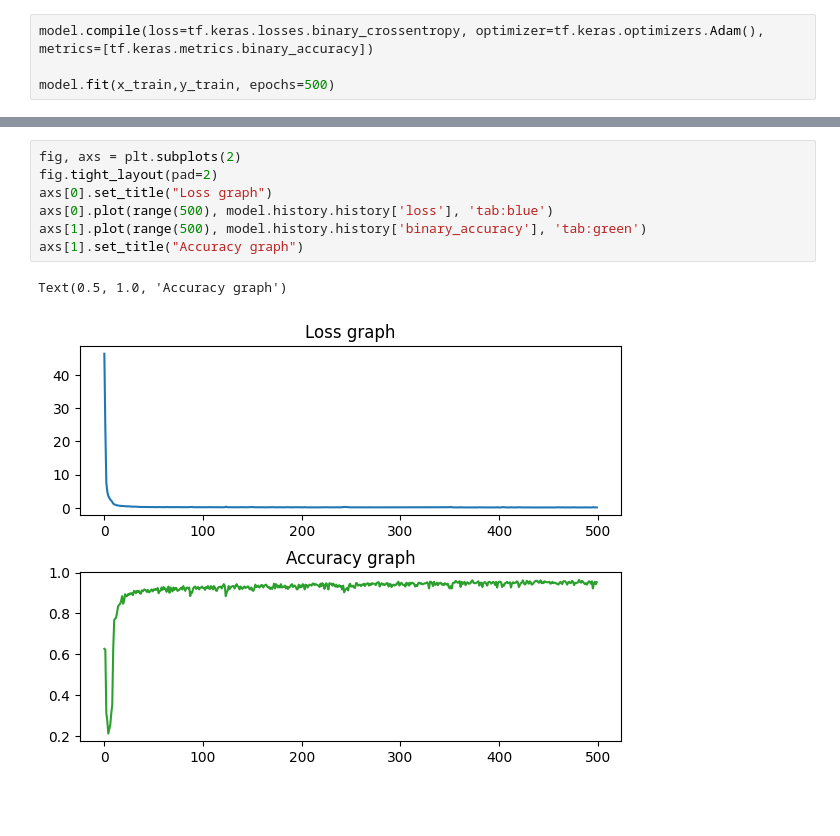
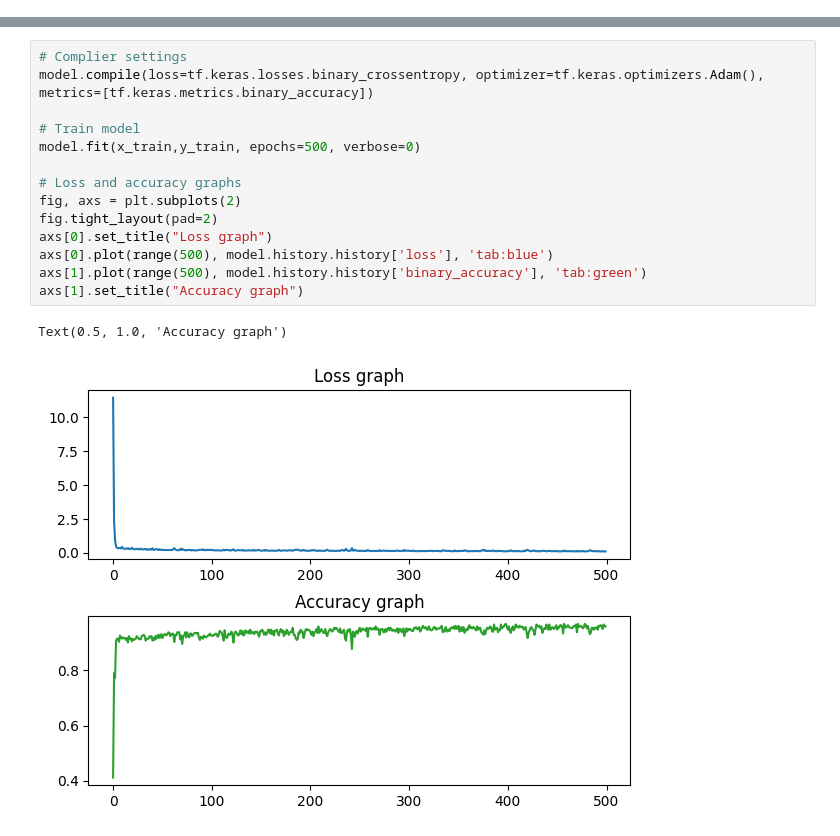
Before and after one commit to Giuto01/easy_classification, a Jupyter notebook: classification.ipynb, the cells around one changed output, grey strips where cells are left out. Drawn from its saved outputs; the diff is of its cells as text; blank space fills up the shorter version.

```diff
--- a/classification.ipynb
+++ b/classification.ipynb
@@ -37,7 +64,3 @@ Total params: 785
 Trainable params: 785
 Non-trainable params: 0
 _________________________________________________________________
-# %%
-model.compile(loss=tf.keras.losses.binary_crossentropy, optimizer=tf.keras.optimizers.Adam(), metrics=[tf.keras.metrics.binary_accuracy])
-
-model.fit(x_train,y_train, epochs=500)
@@ -63,13 +69,20 @@ Epoch 500/500
 # %%
+# Complier settings
+model.compile(loss=tf.keras.losses.binary_crossentropy, optimizer=tf.keras.optimizers.Adam(), metrics=[tf.keras.metrics.binary_accuracy])
+
+# Train model
+model.fit(x_train,y_train, epochs=500, verbose=0)
+
+# Loss and accuracy graphs
 fig, axs = plt.subplots(2)
 fig.tight_layout(pad=2)
 axs[0].set_title("Loss graph")
 axs[0].plot(range(500), model.history.history['loss'], 'tab:blue')
 axs[1].plot(range(500), model.history.history['binary_accuracy'], 'tab:green')
 axs[1].set_title("Accuracy graph")
 # %% [output]
 Text(0.5, 1.0, 'Accuracy graph')
-[figure, old version]
+[figure, new version]
 # %%
 #Make predictions
 predictions = model.predict(x_test)
```
Also changed, not shown: parts of 12 cells of this notebook, 2 other files.
